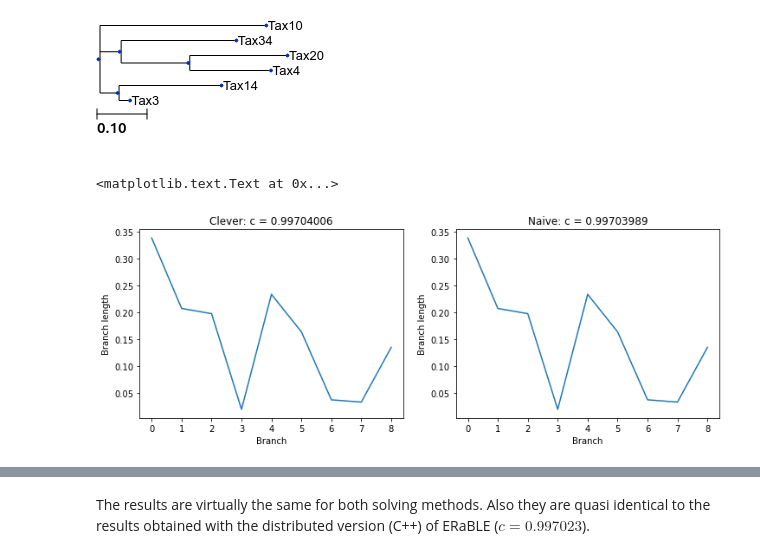
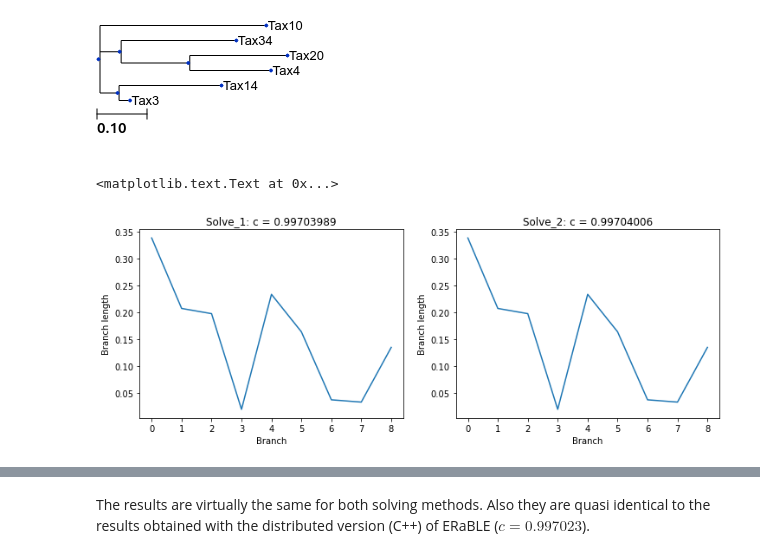
Before and after one commit to eeiyowei/erable, a Jupyter notebook: erable.ipynb, the cells around one changed output, grey strips where cells are left out. Drawn from its saved outputs; the diff is of its cells as text; code cells hidden in the pictures.

```diff
--- a/erable.ipynb
+++ b/erable.ipynb
@@ -438,7 +438,10 @@ def add_branch_lengths(tree, branches, species_mapping):
 # %% [markdown]
 ## 4. ERaBLE implementation
 # %%
-def solve_naively(D, B, C, z, Z):
+def solve_1(D, B, C, z, Z):
+    """
+    Solve the full system in (n+m+1) unknowns
+    """
     naive = np.bmat(
         [[D, B.T, z],
          [B, C, np.ones((B.shape[0], 1))],
@@ -451,7 +454,11 @@ def solve_naively(D, B, C, z, Z):
 
     return solution[D.shape[0]:-1], solution[:D.shape[0]]
 # %%
-def solve_cleverly(D, B, C, z, Z):
+def solve_2(D, B, C, z, Z):
+    """
+    Solve the system by calculating the matrix M, which is an n x n matrix first.
+
+    """
     # invert D, D is a diagonal matrix so inverse is just diagonal elements^-1
     D_inv = 1/D
     D_inv[np.isinf(D_inv)] = 0
@@ -467,7 +474,7 @@ def solve_cleverly(D, B, C, z, Z):
 
     return b, alpha
 # %%
-def erable(tree_file, species_mapping, distance_matrices, lengths, naive=False, subset=False):
+def erable(tree_file, species_mapping, distance_matrices, lengths, solve=1, subset=False):
     """
     ERaBLE main function
     """
@@ -501,7 +508,7 @@ def erable(tree_file, species_mapping, distance_matrices, lengths, naive=False,
         Nk = lengths[k]
         Nks.append(Nk)
         Wk = weight_matrix(Nk, len(delta))
-        C += Ak.T @ Wk @ Ak
+        C += Ak.T @ Wk @ Ak # this can be sped up by using the recursive algorithm from the additional file
         weights.append(Wk)
         Aks.append(Ak)
         D[k, k] = delta.T @ Wk @ delta
@@ -514,11 +521,11 @@ def erable(tree_file, species_mapping, distance_matrices, lengths, naive=False,
 
     # return D, B, z, C, Z
 
-    if naive:
-        b, alpha = solve_naively(D, B, C, z, Z)
+    if solve == 1:
+        b, alpha = solve_1(D, B, C, z, Z)
 
     else:
-        b, alpha = solve_cleverly(D, B, C, z, Z)
+        b, alpha = solve_2(D, B, C, z, Z)
 
     # calculate scaling factor
     c = (1 / sum(Nks)) * sum([Nks[i] / alpha[i] for i in range(len(Nks))])
@@ -576,7 +583,7 @@ Now let's run the ERaBLE implementation:
 b, r, c, t, branches = erable(tree_file=tree_file, species_mapping=species_mapping,
                   distance_matrices=mats, lengths=lengths)
 b_, r_, c_, t_, branches_ = erable(tree_file=tree_file, species_mapping=species_mapping,
-                  distance_matrices=mats, lengths=lengths, naive=True)
+                  distance_matrices=mats, lengths=lengths, solve=2)
 # %%
 t = add_branch_lengths(t_, branches_, species_mapping)
 t.render(file_name='%%inline')
@@ -585,18 +592,18 @@ t.render(file_name='%%inline')
 # %%
 fig = plt.figure(figsize=(12,4))
 ax = fig.add_subplot(121)
 ax.plot(range(len(b)), b)
 ax.set_ylabel('Branch length')
 ax.set_xlabel('Branch')
-ax.set_title('Clever: c = {:.8f}'.format(c[0]))
+ax.set_title('Solve_1: c = {:.8f}'.format(c[0]))
 ax = fig.add_subplot(122)
 ax.plot(range(len(b_)), b_)
-ax.set_title('Naive: c = {:.8f}'.format(c_[0]))
+ax.set_title('Solve_2: c = {:.8f}'.format(c_[0]))
 ax.set_ylabel('Branch length')
 ax.set_xlabel('Branch')
 # %% [output]
 <matplotlib.text.Text at 0x...>
-[figure, old version]
+[figure, new version]
 # %%
 print('Gene-wise rates: ')
 for i in range(len(r)):
```
Also changed, not shown: parts of 6 cells of this notebook, 1 other file.
